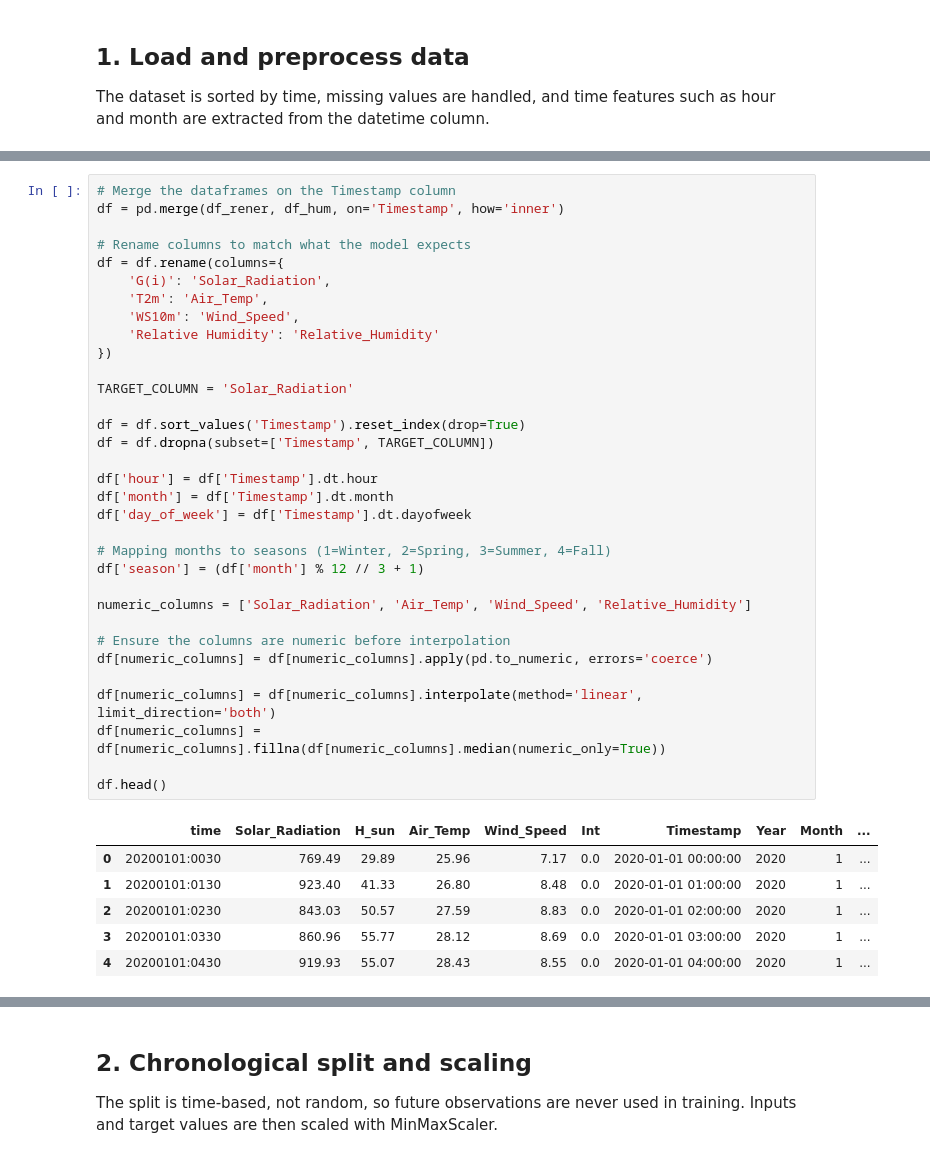
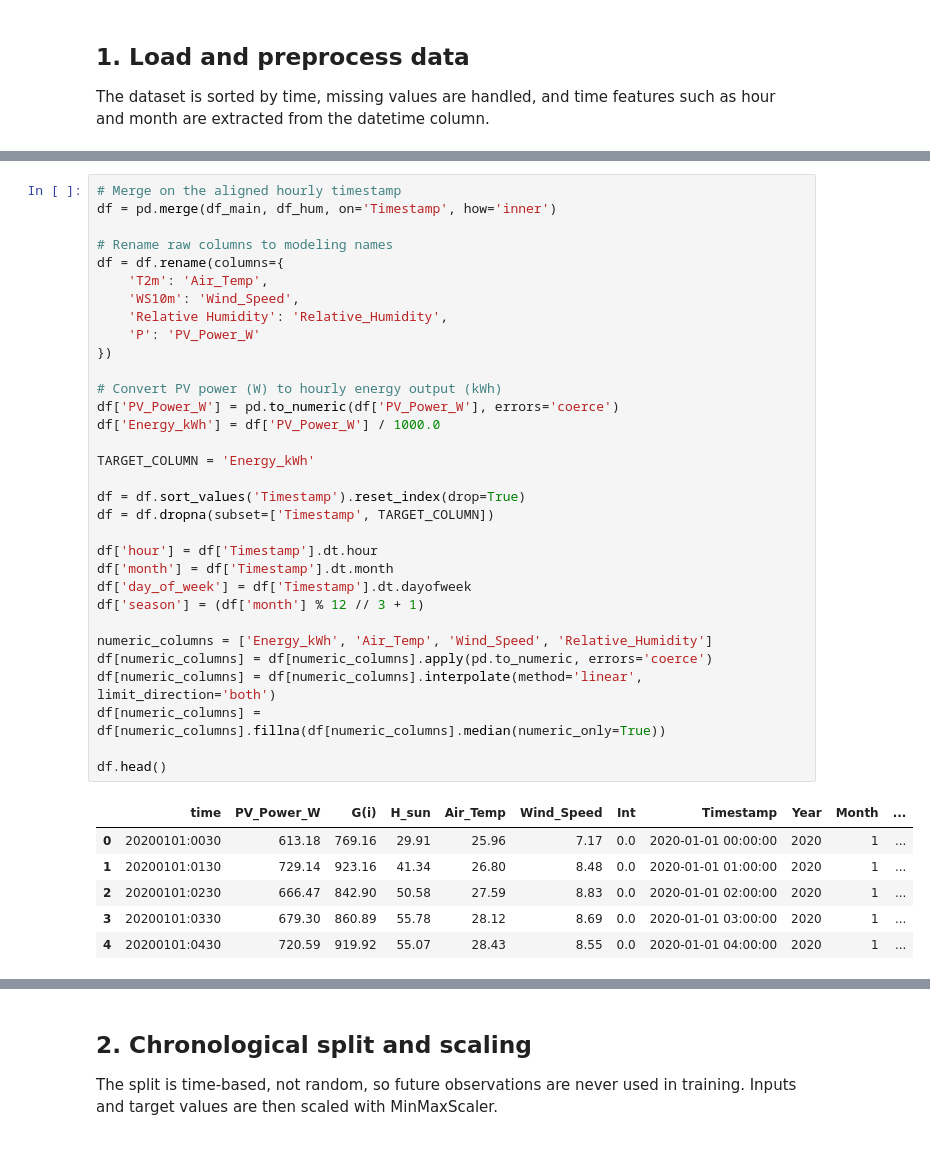
Before and after one commit to Hermes335/IS_PROJ, a Jupyter notebook: renewable_energy_ann.ipynb, the cells around one changed output, grey strips where cells are left out. Drawn from its saved outputs; the diff is of its cells as text.

```diff
--- a/renewable_energy_ann.ipynb
+++ b/renewable_energy_ann.ipynb
@@ -99,42 +94,41 @@ Humidity first rows:
 0  2020      1    1     0       0              94.58 2020-01-01 00:00:00
 1  2020      1    1     1       0              94.08 2020-01-01 01:00:00
 # %%
-# Merge the dataframes on the Timestamp column
-df = pd.merge(df_rener, df_hum, on='Timestamp', how='inner')
+# Merge on the aligned hourly timestamp
+df = pd.merge(df_main, df_hum, on='Timestamp', how='inner')
 
-# Rename columns to match what the model expects
+# Rename raw columns to modeling names
 df = df.rename(columns={
-    'G(i)': 'Solar_Radiation',
     'T2m': 'Air_Temp',
     'WS10m': 'Wind_Speed',
-    'Relative Humidity': 'Relative_Humidity'
+    'Relative Humidity': 'Relative_Humidity',
+    'P': 'PV_Power_W'
 })
 
-TARGET_COLUMN = 'Solar_Radiation'
+# Convert PV power (W) to hourly energy output (kWh)
+df['PV_Power_W'] = pd.to_numeric(df['PV_Power_W'], errors='coerce')
+df['Energy_kWh'] = df['PV_Power_W'] / 1000.0
+
+TARGET_COLUMN = 'Energy_kWh'
 
 df = df.sort_values('Timestamp').reset_index(drop=True)
 df = df.dropna(subset=['Timestamp', TARGET_COLUMN])
 
 df['hour'] = df['Timestamp'].dt.hour
 df['month'] = df['Timestamp'].dt.month
 df['day_of_week'] = df['Timestamp'].dt.dayofweek
-
-# Mapping months to seasons (1=Winter, 2=Spring, 3=Summer, 4=Fall)
 df['season'] = (df['month'] % 12 // 3 + 1)
 
-numeric_columns = ['Solar_Radiation', 'Air_Temp', 'Wind_Speed', 'Relative_Humidity']
-
-# Ensure the columns are numeric before interpolation
+numeric_columns = ['Energy_kWh', 'Air_Temp', 'Wind_Speed', 'Relative_Humidity']
 df[numeric_columns] = df[numeric_columns].apply(pd.to_numeric, errors='coerce')
-
 df[numeric_columns] = df[numeric_columns].interpolate(method='linear', limit_direction='both')
 df[numeric_columns] = df[numeric_columns].fillna(df[numeric_columns].median(numeric_only=True))
 
 df.head()
 # %% [output]
-|  | time | Solar_Radiation | H_sun | Air_Temp | Wind_Speed | Int | Timestamp | Year | Month | ... |
-| 0 | 20200101:0030 | 769.49 | 29.89 | 25.96 | 7.17 | 0.0 | 2020-01-01 00:00:00 | 2020 | 1 | ... |
-| 1 | 20200101:0130 | 923.40 | 41.33 | 26.80 | 8.48 | 0.0 | 2020-01-01 01:00:00 | 2020 | 1 | ... |
-| 2 | 20200101:0230 | 843.03 | 50.57 | 27.59 | 8.83 | 0.0 | 2020-01-01 02:00:00 | 2020 | 1 | ... |
-| 3 | 20200101:0330 | 860.96 | 55.77 | 28.12 | 8.69 | 0.0 | 2020-01-01 03:00:00 | 2020 | 1 | ... |
-| 4 | 20200101:0430 | 919.93 | 55.07 | 28.43 | 8.55 | 0.0 | 2020-01-01 04:00:00 | 2020 | 1 | ... |
+|  | time | PV_Power_W | G(i) | H_sun | Air_Temp | Wind_Speed | Int | Timestamp | Year | Month | ... |
+| 0 | 20200101:0030 | 613.18 | 769.16 | 29.91 | 25.96 | 7.17 | 0.0 | 2020-01-01 00:00:00 | 2020 | 1 | ... |
+| 1 | 20200101:0130 | 729.14 | 923.16 | 41.34 | 26.80 | 8.48 | 0.0 | 2020-01-01 01:00:00 | 2020 | 1 | ... |
+| 2 | 20200101:0230 | 666.47 | 842.90 | 50.58 | 27.59 | 8.83 | 0.0 | 2020-01-01 02:00:00 | 2020 | 1 | ... |
+| 3 | 20200101:0330 | 679.30 | 860.89 | 55.78 | 28.12 | 8.69 | 0.0 | 2020-01-01 03:00:00 | 2020 | 1 | ... |
+| 4 | 20200101:0430 | 720.59 | 919.92 | 55.07 | 28.43 | 8.55 | 0.0 | 2020-01-01 04:00:00 | 2020 | 1 | ... |
```
Also changed, not shown: parts of 15 cells of this notebook, 2 other files.
